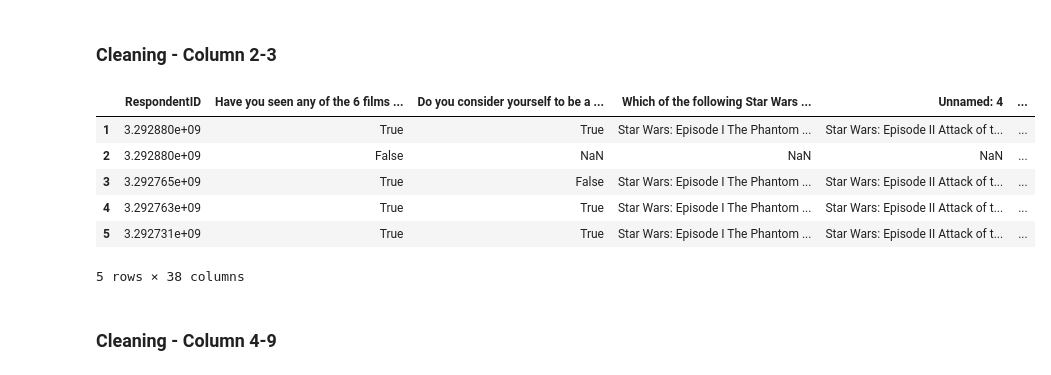
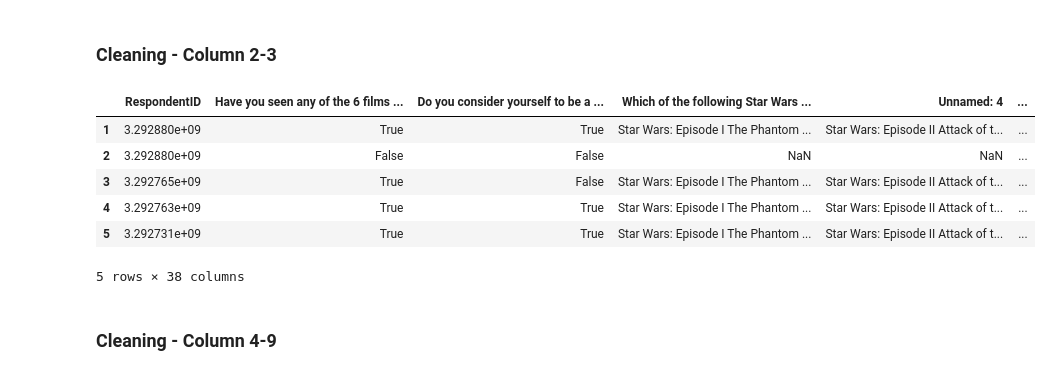
Before and after one commit to joshhmzhang/Data-Cleaning---Star-Wars-Survey, a Jupyter notebook: Untitled.ipynb, the cells around one changed output. Saved outputs shown, nothing was run; the diff lists cells and outputs as text; code cells hidden in the pictures.

```diff
--- a/Untitled.ipynb
+++ b/Untitled.ipynb
@@ -80,15 +80,15 @@ star_wars.head()
 ### Cleaning - Column 2-3
 # %%
 #clean the columns 2-3: convert 'Yes'/'No' to True/False
-yes_no={'Yes':True,'No':False}
+
 for item in star_wars.columns[1:3]:
-    star_wars[item]=star_wars[item].map(yes_no)
+    star_wars[item]=star_wars[item].apply(lambda x: True if x=='Yes' else False)
 
 star_wars.head()
 # %% [output]
 |  | RespondentID | Have you seen any of the 6 films ... | Do you consider yourself to be a ... | Which of the following Star Wars ... | Unnamed: 4 | ... |
 | 1 | 3.292880e+09 | True | True | Star Wars: Episode I The Phantom ... | Star Wars: Episode II Attack of t... | ... |
-| 2 | 3.292880e+09 | False | NaN | NaN | NaN | ... |
+| 2 | 3.292880e+09 | False | False | NaN | NaN | ... |
 | 3 | 3.292765e+09 | True | False | Star Wars: Episode I The Phantom ... | Star Wars: Episode II Attack of t... | ... |
 | 4 | 3.292763e+09 | True | True | Star Wars: Episode I The Phantom ... | Star Wars: Episode II Attack of t... | ... |
 | 5 | 3.292731e+09 | True | True | Star Wars: Episode I The Phantom ... | Star Wars: Episode II Attack of t... | ... |
```
Also changed, not shown: parts of 2 cells of this notebook.
